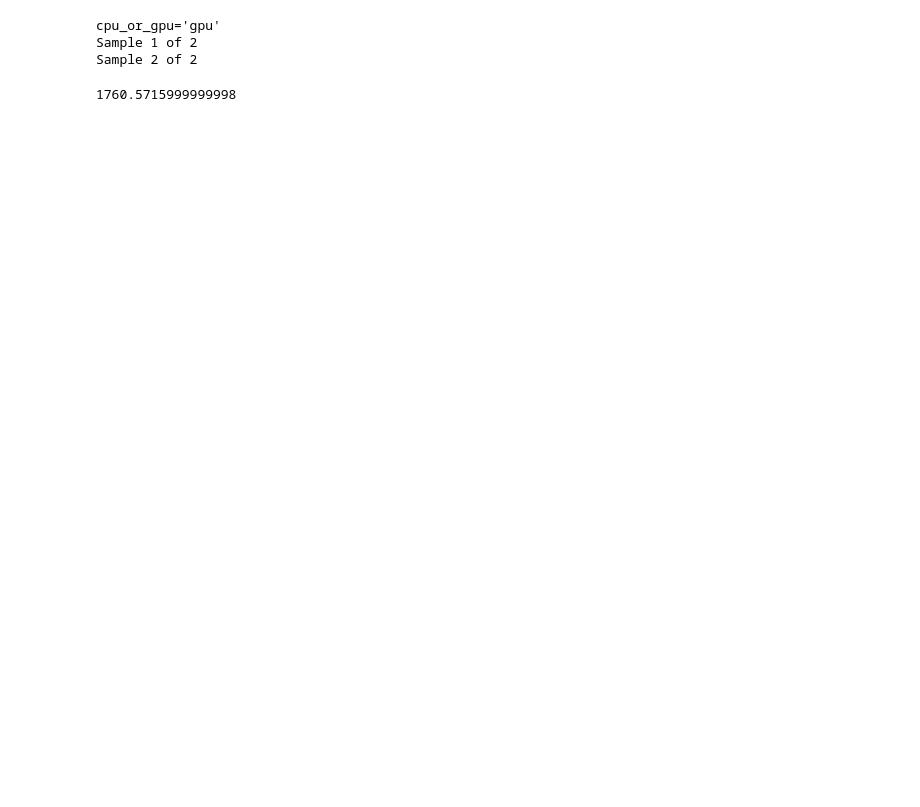
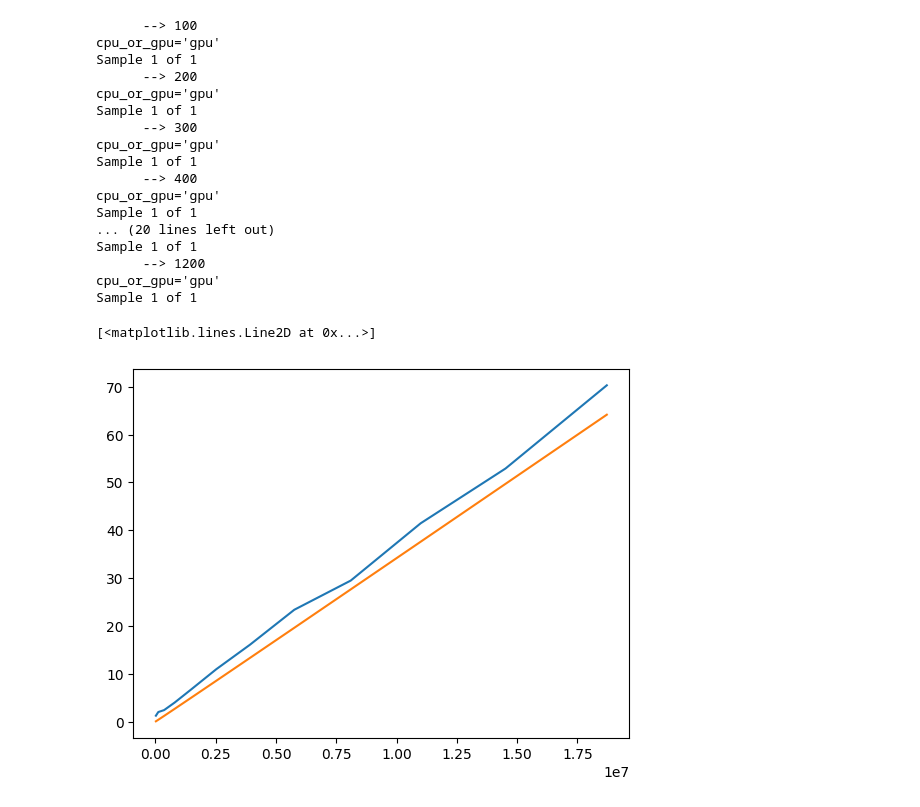
Before and after one commit to HosseinOutward/VUB-ACS-25_GPU, a Jupyter notebook: analysis/analysis.ipynb, the cells around one changed output. Drawn from its saved outputs; the diff is of its cells as text; code cells hidden in the pictures; blank space fills up the shorter version.

Commit message:
fixed theoretical time + improved the analysis pipeline

```diff
--- a/analysis/analysis.ipynb
+++ b/analysis/analysis.ipynb
@@ -74,10 +34,10 @@ def parse_device_info(exe_path):
     return data
 
 
-exe_path = '../bin/device_info'
-device_info = parse_device_info(exe_path)
-device_info['Estimated max speed']= \
-    int(float(device_info['Max clock frequency'][:-3])*
-        float(device_info['Estimated total cores'])*
-        2*1e6)
-device_info
+device_info = parse_device_info('../bin/device_info')
+device_info['Estimated max speed'] = \
+    int(float(device_info['Max clock frequency'][:-3]) * 1e6
+        * float(device_info['Estimated total cores'])
+        * 2
+        )
+device_info['byte_move_speed'] = 112.1 * 1e9  # 112.1 GB/s
@@ -132,12 +43,0 @@ flops/byte: 0.0999000999000999
-# %%
-np.array(generate_data(
-    cpu_or_gpu='gpu',
-    samples=2, single_batch_size=single_batch_size, batch_counts=batch_count,
-    gpu_local_mem='true', cpu_threads=0, stride=stride,
-    kernel_arg="%d,%d,%d" % kernel_x_y_fc,
-    input_arg="%d,%d,%d" % input_x_y_c,)['Kernel_time']).sum()/2
-# %% [output]
-cpu_or_gpu='gpu'
-Sample 1 of 2
-Sample 2 of 2
-1760.5715999999998
@@ -143,0 +77,43 @@ Sample 2 of 2
+# %%
+kernel_x_y_fc = (10, 10, 5)
+
+compute_time_inp_size = []
+input_size = []
+theory_time_inp_size = []
+
+scale = 2
+for i in range(100, scale * 1300, 100):
+    print("      --> %d" % i)
+    input_x_y_c = (i, i, int(scale * 13 * (i / 1300) + 1))
+
+    res = f(input_x_y_c, kernel_x_y_fc)['gpu_overall_time_0']
+    res = np.median(res)
+    compute_time_inp_size.append(res)
+
+    input_size.append(reduce(lambda x, a: x * a, input_x_y_c, 1) * single_batch_size)
+
+    res = theoretical_info(input_x_y_c, kernel_x_y_fc)['Time-spent overall']
+    theory_time_inp_size.append(res)
+
+plt.plot(input_size, compute_time_inp_size, )
+plt.plot(input_size, theory_time_inp_size, )
+# %% [output]
+      --> 100
+cpu_or_gpu='gpu'
+Sample 1 of 1
+      --> 200
+cpu_or_gpu='gpu'
+Sample 1 of 1
+      --> 300
+cpu_or_gpu='gpu'
+Sample 1 of 1
+      --> 400
+cpu_or_gpu='gpu'
+Sample 1 of 1
+... (20 lines left out)
+Sample 1 of 1
+      --> 1200
+cpu_or_gpu='gpu'
+Sample 1 of 1
+[<matplotlib.lines.Line2D at 0x...>]
+[figure, added]
```
Also changed, not shown: parts of 7 cells of this notebook, 3 other files.
